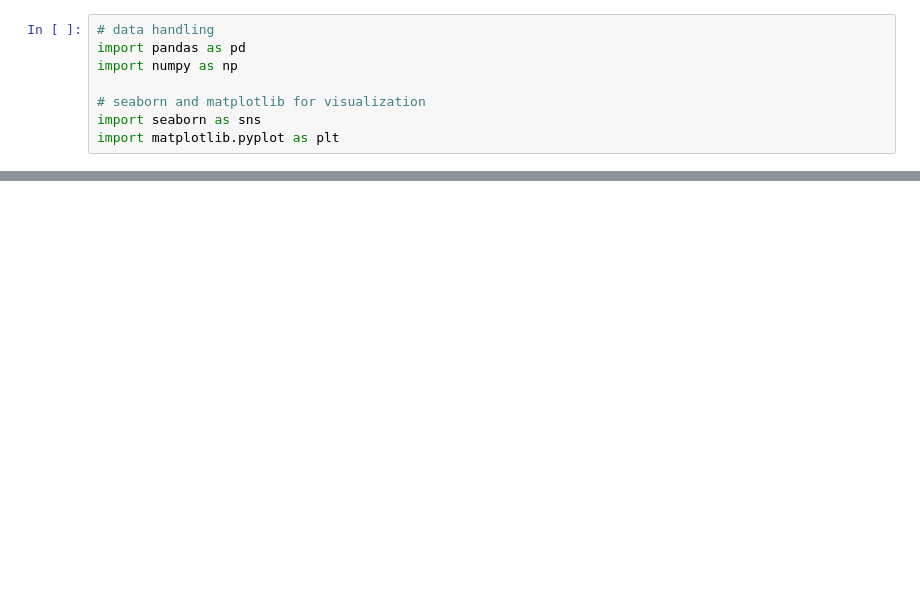
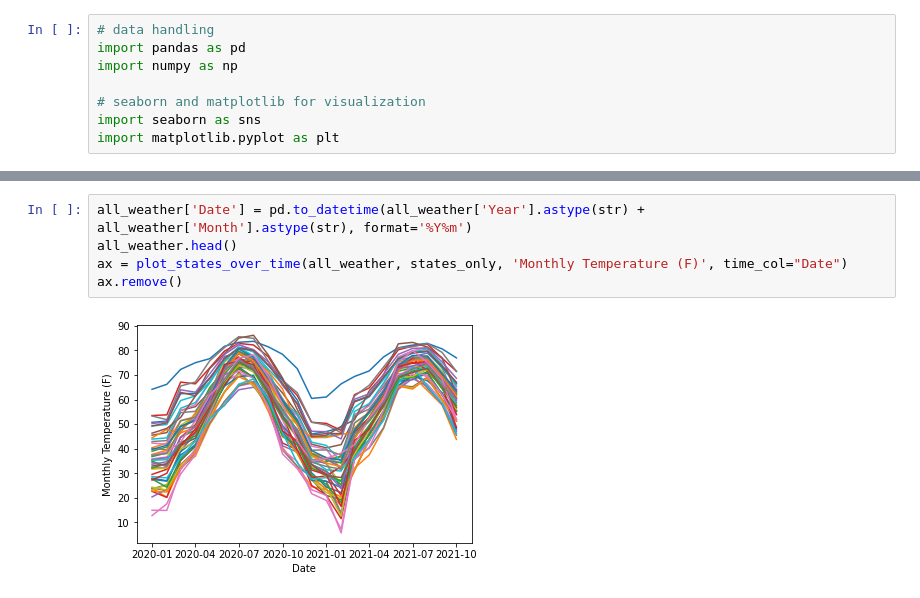
Before and after one commit to amichaelsen/COVID_project, a Jupyter notebook: analysis/modeling.ipynb, the cells around one changed output, grey strips where cells are left out. Cells and saved outputs as stored; diff of their text form; blank space fills up the shorter version.

```diff
--- a/analysis/modeling.ipynb
+++ b/analysis/modeling.ipynb
@@ -28,0 +94,7 @@ vaccine_data = pd.read_csv('../data/vaccine_data.csv')
+# %%
+all_weather['Date'] = pd.to_datetime(all_weather['Year'].astype(str) + all_weather['Month'].astype(str), format='%Y%m')
+all_weather.head()
+ax = plot_states_over_time(all_weather, states_only, 'Monthly Temperature (F)', time_col="Date")
+ax.remove()
+# %% [output]
+[figure, added]
```
Also changed, not shown: parts of 27 cells of this notebook.
